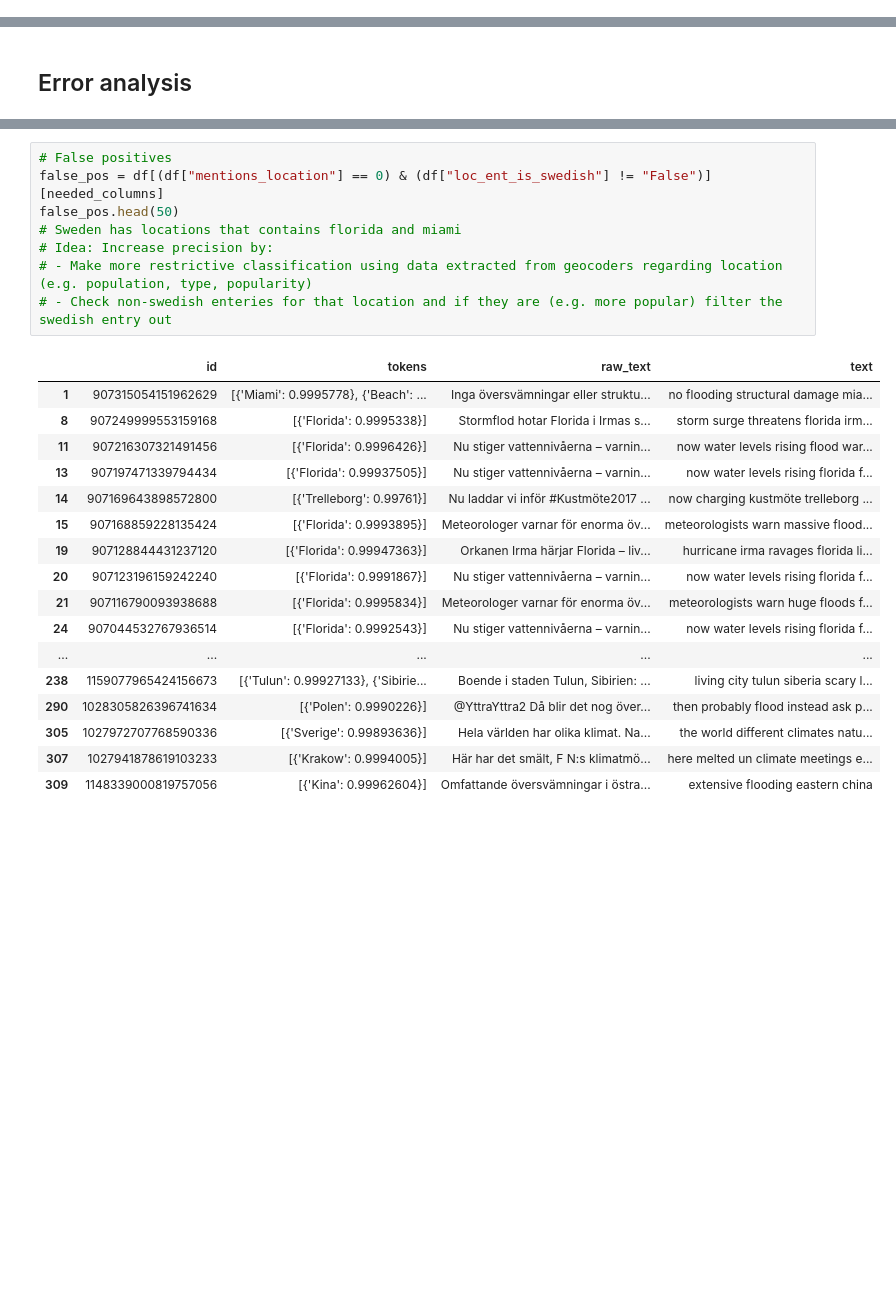
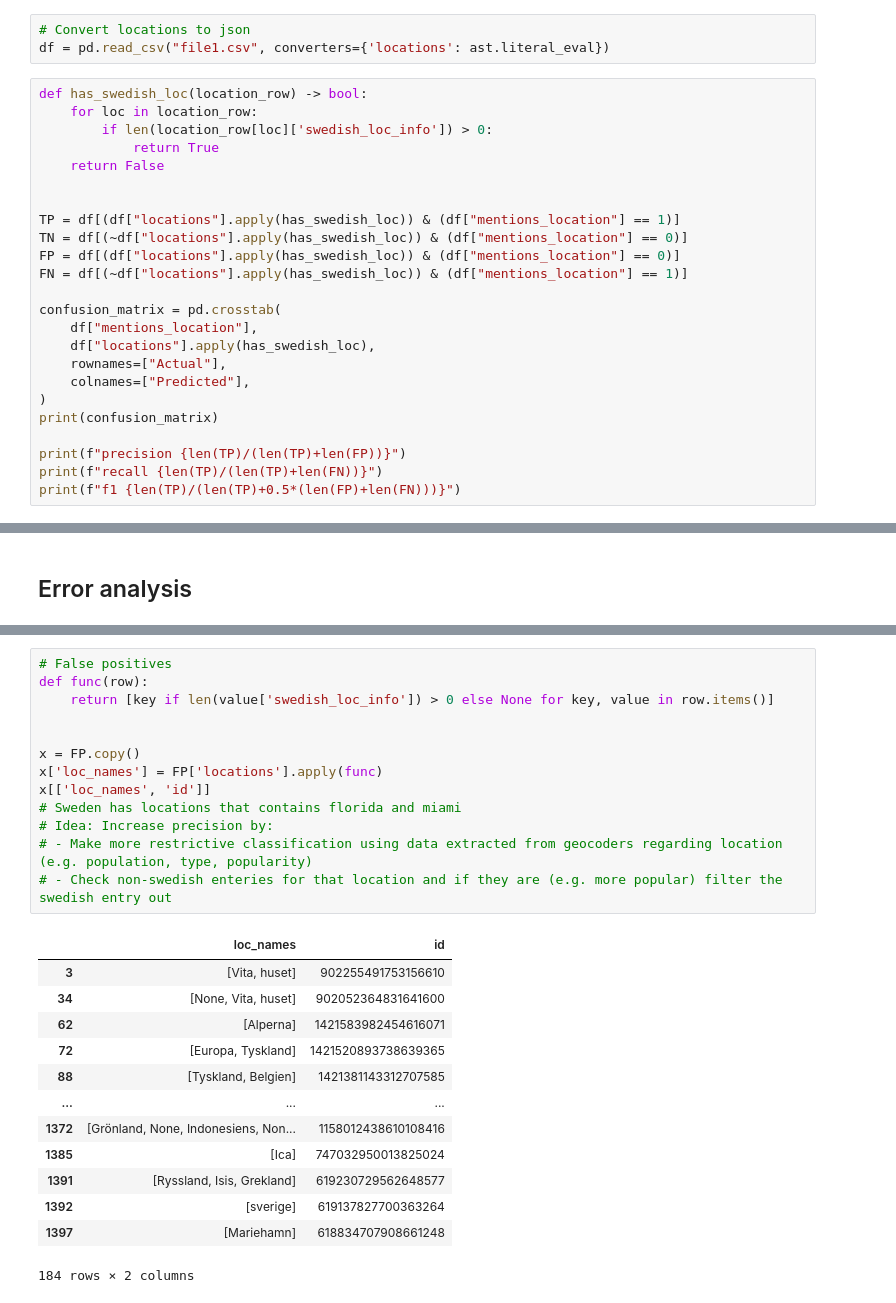
Before and after one commit to YasserKa/Classification-and-visualization-of-natural-disasters-using-Twitter, a Jupyter notebook: notebooks/geoparsing.sync.ipynb, the cells around one changed output, grey strips where cells are left out. Saved outputs shown, nothing was run; the diff lists cells and outputs as text; blank space fills up the shorter version.

```diff
--- a/notebooks/geoparsing.sync.ipynb
+++ b/notebooks/geoparsing.sync.ipynb
@@ -129,0 +108,27 @@ confusion_matrix
+# %%
+# Convert locations to json
+df = pd.read_csv("file1.csv", converters={'locations': ast.literal_eval})
+# %%
+def has_swedish_loc(location_row) -> bool:
+    for loc in location_row:
+        if len(location_row[loc]['swedish_loc_info']) > 0:
+            return True
+    return False
+
+
+TP = df[(df["locations"].apply(has_swedish_loc)) & (df["mentions_location"] == 1)]
+TN = df[(~df["locations"].apply(has_swedish_loc)) & (df["mentions_location"] == 0)]
+FP = df[(df["locations"].apply(has_swedish_loc)) & (df["mentions_location"] == 0)]
+FN = df[(~df["locations"].apply(has_swedish_loc)) & (df["mentions_location"] == 1)]
+
+confusion_matrix = pd.crosstab(
+    df["mentions_location"],
+    df["locations"].apply(has_swedish_loc),
+    rownames=["Actual"],
+    colnames=["Predicted"],
+)
+print(confusion_matrix)
+
+print(f"precision {len(TP)/(len(TP)+len(FP))}")
+print(f"recall {len(TP)/(len(TP)+len(FN))}")
+print(f"f1 {len(TP)/(len(TP)+0.5*(len(FP)+len(FN)))}")
@@ -194,26 +192,27 @@ Bromma stadsdelsområde, Stockholms kommun, Stockholm County, Sweden
 # %%
 # False positives
-false_pos = df[(df["mentions_location"] == 0) & (df["loc_ent_is_swedish"] != "False")][needed_columns]
-false_pos.head(50)
+def func(row):
+    return [key if len(value['swedish_loc_info']) > 0 else None for key, value in row.items()]
+
+
+x = FP.copy()
+x['loc_names'] = FP['locations'].apply(func)
+x[['loc_names', 'id']]
 # Sweden has locations that contains florida and miami
 # Idea: Increase precision by:
 # - Make more restrictive classification using data extracted from geocoders regarding location (e.g. population, type, popularity)
 # - Check non-swedish enteries for that location and if they are (e.g. more popular) filter the swedish entry out
 # %% [output]
-|  | id | tokens | raw_text | text |
-| 1 | 907315054151962629 | [{'Miami': 0.9995778}, {'Beach': ... | Inga översvämningar eller struktu... | no flooding structural damage mia... |
-| 8 | 907249999553159168 | [{'Florida': 0.9995338}] | Stormflod hotar Florida i Irmas s... | storm surge threatens florida irm... |
-| 11 | 907216307321491456 | [{'Florida': 0.9996426}] | Nu stiger vattennivåerna – varnin... | now water levels rising flood war... |
-| 13 | 907197471339794434 | [{'Florida': 0.99937505}] | Nu stiger vattennivåerna – varnin... | now water levels rising florida f... |
-| 14 | 907169643898572800 | [{'Trelleborg': 0.99761}] | Nu laddar vi inför #Kustmöte2017 ... | now charging kustmöte trelleborg ... |
-| 15 | 907168859228135424 | [{'Florida': 0.9993895}] | Meteorologer varnar för enorma öv... | meteorologists warn massive flood... |
-| 19 | 907128844431237120 | [{'Florida': 0.99947363}] | Orkanen Irma härjar Florida – liv... | hurricane irma ravages florida li... |
-| 20 | 907123196159242240 | [{'Florida': 0.9991867}] | Nu stiger vattennivåerna – varnin... | now water levels rising florida f... |
-| 21 | 907116790093938688 | [{'Florida': 0.9995834}] | Meteorologer varnar för enorma öv... | meteorologists warn huge floods f... |
-| 24 | 907044532767936514 | [{'Florida': 0.9992543}] | Nu stiger vattennivåerna – varnin... | now water levels rising florida f... |
-| ... | ... | ... | ... | ... |
-| 238 | 1159077965424156673 | [{'Tulun': 0.99927133}, {'Sibirie... | Boende i staden Tulun, Sibirien: ... | living city tulun siberia scary l... |
-| 290 | 1028305826396741634 | [{'Polen': 0.9990226}] | @YttraYttra2 Då blir det nog över... | then probably flood instead ask p... |
-| 305 | 1027972707768590336 | [{'Sverige': 0.99893636}] | Hela världen har olika klimat. Na... | the world different climates natu... |
-| 307 | 1027941878619103233 | [{'Krakow': 0.9994005}] | Här har det smält, F N:s klimatmö... | here melted un climate meetings e... |
-| 309 | 1148339000819757056 | [{'Kina': 0.99962604}] | Omfattande översvämningar i östra... | extensive flooding eastern china |
+|  | loc_names | id |
+| 3 | [Vita, huset] | 902255491753156610 |
+| 34 | [None, Vita, huset] | 902052364831641600 |
+| 62 | [Alperna] | 1421583982454616071 |
+| 72 | [Europa, Tyskland] | 1421520893738639365 |
+| 88 | [Tyskland, Belgien] | 1421381143312707585 |
+| ... | ... | ... |
+| 1372 | [Grönland, None, Indonesiens, Non... | 1158012438610108416 |
+| 1385 | [Ica] | 747032950013825024 |
+| 1391 | [Ryssland, Isis, Grekland] | 619230729562648577 |
+| 1392 | [sverige] | 619137827700363264 |
+| 1397 | [Mariehamn] | 618834707908661248 |
+184 rows × 2 columns
```
Also changed, not shown: parts of 25 cells of this notebook, 6 other files.
